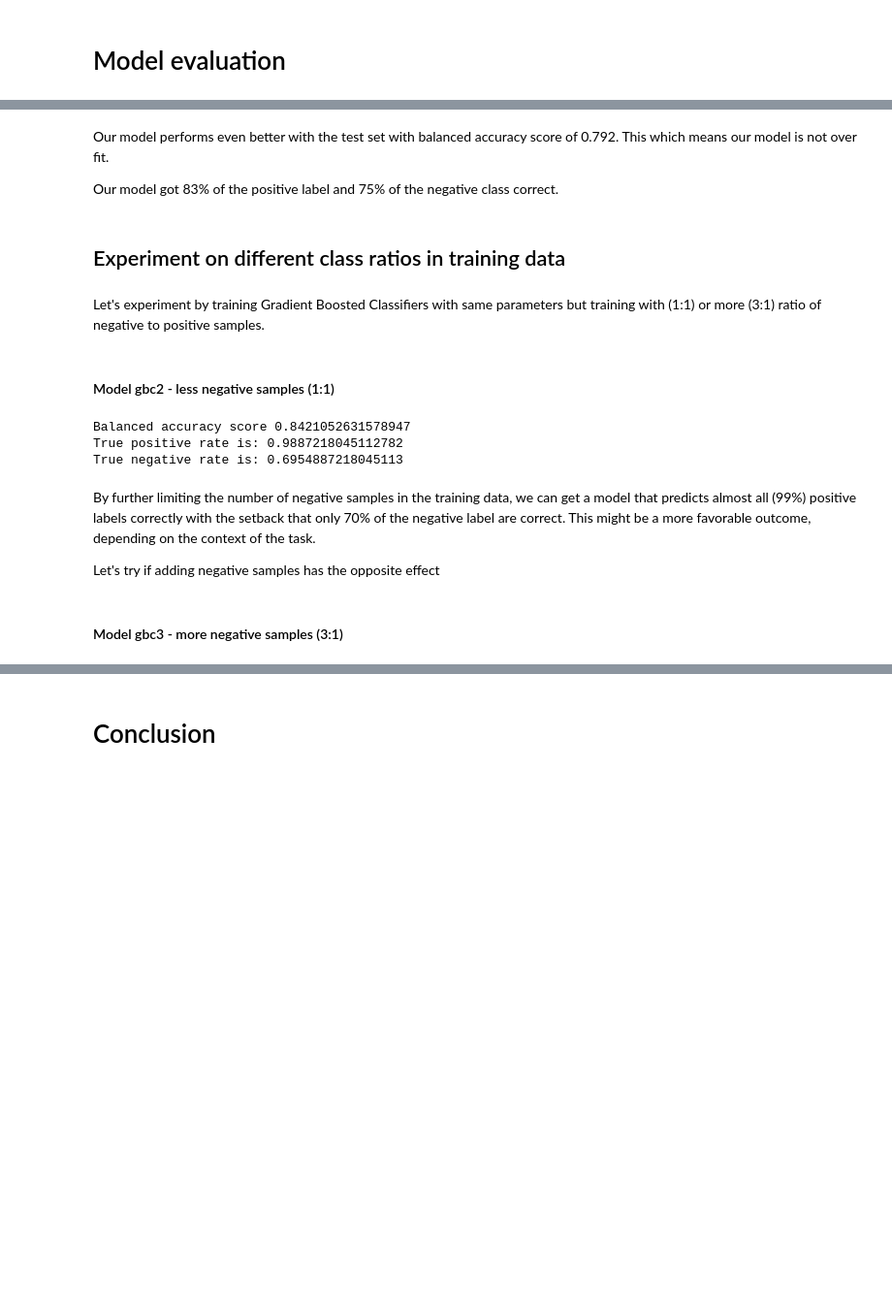
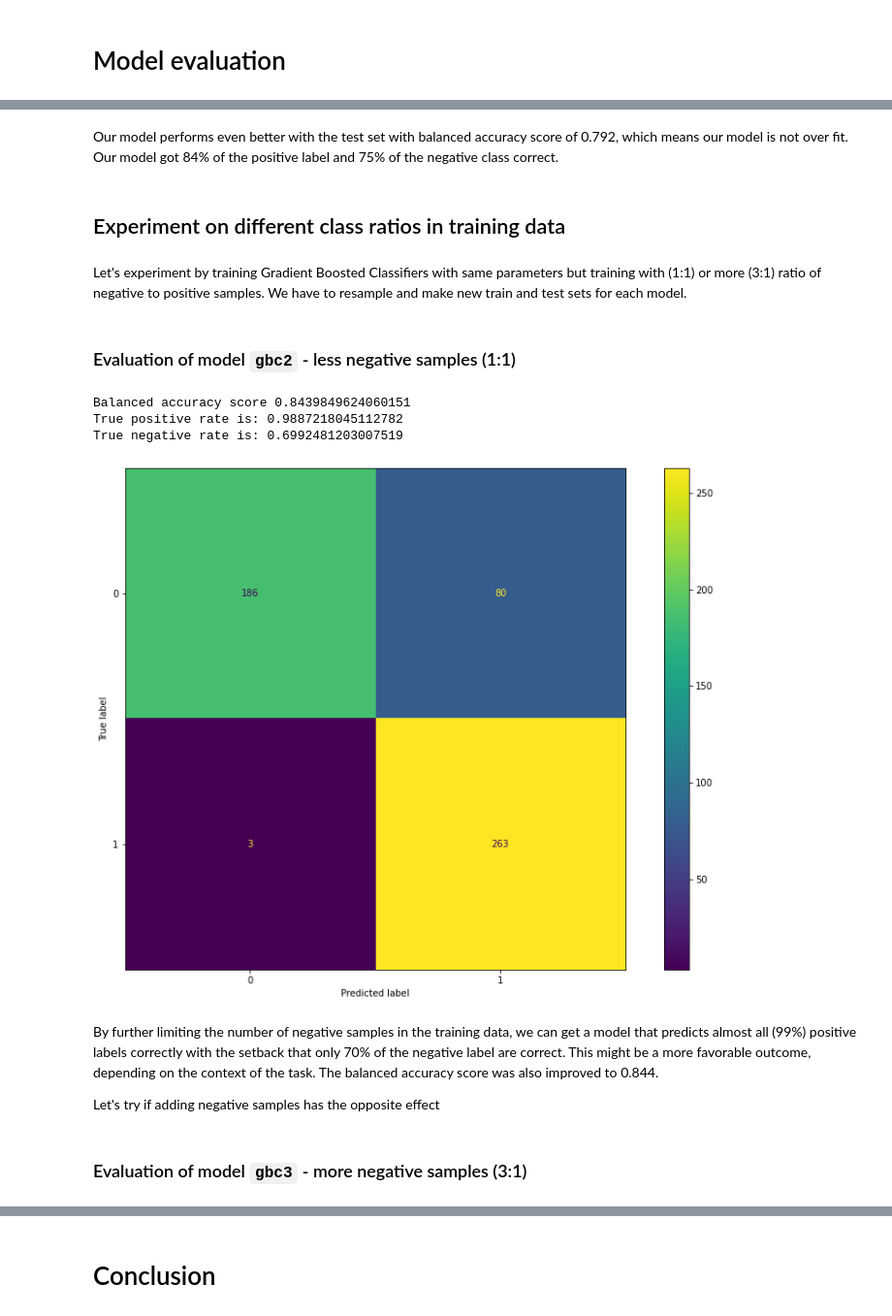
Before and after one commit to tinotu/classifier_task, a Jupyter notebook: classifier_notebook.ipynb, the cells around one changed output, grey strips where cells are left out. Shown: that part at 97% size. Drawn from its saved outputs; the diff is of its cells as text; code cells hidden in the pictures; blank space fills up the shorter version.

```diff
--- a/classifier_notebook.ipynb
+++ b/classifier_notebook.ipynb
@@ -190,5 +213,5 @@ To be able to compare my models efficiently, I define a function that fits a mod
 # %%
-def fit_cv_model(algorithm, X_train, y_train, performCV=True, printFeatureImportance=True, cv_folds=3):
+def fit_cv_model(algorithm, X_train, y_train, cv_folds=3):
     #Fit the algorithm on the data
     features = X_train.columns
     algorithm.fit(X_train, y_train)
@@ -197,22 +220,18 @@ def fit_cv_model(algorithm, X_train, y_train, performCV=True, printFeatureImport
     train_predictions = algorithm.predict(X_train)
 
     #Perform cross-validation:
-    if performCV:
-        cv_score = cross_val_score(algorithm, X_train, y_train, cv=cv_folds, scoring='balanced_accuracy')
+    cv_score = cross_val_score(algorithm, X_train, y_train, cv=cv_folds, scoring='balanced_accuracy')
 
     #Print model report:
     print("\nModel Report")
     print("Accuracy (Train): %.4g" % metrics.accuracy_score(y_train.values, train_predictions))
     print("Balanced Accuracy score(Train): %f" % metrics.balanced_accuracy_score(y_train, train_predictions))
-
-    if performCV:
-        print(f'Mean Balanced Accuracy score (CV) : {np.mean(cv_score)} | Std - {np.std(cv_score)}')
+    print(f'Mean Balanced Accuracy score (CV) : {np.mean(cv_score)} | Std - {np.std(cv_score)}')
 
     #Print Feature Importance:
-    if printFeatureImportance:
-        feat_imp = pd.Series(algorithm.feature_importances_, features).sort_values(ascending=False)
-        feat_imp.plot(kind='bar', title='Feature Importances')
-        plt.ylabel('Feature Importance Score')
+    feat_imp = pd.Series(algorithm.feature_importances_, features).sort_values(ascending=False)
+    feat_imp.plot(kind='bar', title='Feature Importances')
+    plt.ylabel('Feature Importance Score')
 # %% [markdown]
 I will first train a baseline GradientBoostingClassifier model for feature selection with default parameters.
 # %%
@@ -350,42 +376,49 @@ True negative rate is: 0.7462406015037594
 # %% [markdown]
-Our model performs even better with the test set with balanced accuracy score of 0.792. This which means our model is not over fit.
-
-Our model got 83% of the positive label and 75% of the negative class correct.
+Our model performs even better with the test set with balanced accuracy score of 0.792, which means our model is not over fit. Our model got 84% of the positive label and 75% of the negative class correct.
 # %% [markdown]
 ## Experiment on different class ratios in training data
 # %% [markdown]
-Let's experiment by training Gradient Boosted Classifiers with same parameters but training with (1:1) or more (3:1) ratio of negative to positive samples.
+Let's experiment by training Gradient Boosted Classifiers with same parameters but training with (1:1) or more (3:1) ratio of negative to positive samples. We have to resample and make new train and test sets for each model.
 # %% [markdown]
-#### Model gbc2 - less negative samples (1:1)
+### Evaluation of model `gbc2` - less negative samples (1:1)
 # %%
-# code to resample data
+# RESAMPLE THE DATA
+# sample all positive observations
 all_positive_samples = clean_data[clean_data.target == 1]
+# multiplier for negative sample (how many times the positive samples
 negative_sample_multiplier = 1
-picked_negative_samples = clean_data[clean_data.target == 0].sample(all_positive_samples.shape[0] * negative_sample_multiplier, random_state=1)
-balanced_dataset = pd.concat([all_positive_samples, picked_negative_samples], ignore_index=True)
+# number of positive observations
+number_positive_samples = all_positive_samples.shape[0]
+# number of negative observations to sample
+number_of_negative_samples = number_positive_samples * negative_sample_multiplier
+# sample multiplier times
+limited_negative_samples = clean_data[clean_data.target == 0].sample(number_of_negative_samples, random_state=123)
+balanced_dataset = pd.concat([all_positive_samples, limited_negative_samples], ignore_index=True)
 
 y = balanced_dataset[['target']]
 X = balanced_dataset[['cat0_a', 'numeric0']]
 
-# code to split the resampled data
+# SPLIT THE RESAMPLED DATA
 sss = StratifiedShuffleSplit(n_splits=1, test_size=0.20, random_state=1337)
 for train, test in sss.split(X,y):
     X_train= X.iloc[train]
     y_train = y.iloc[train]
     X_test = X.iloc[test]
     y_test = y.iloc[test]
 
-# code to train a model with same parameters and new training data
-gbc2 = GradientBoostingClassifier(**optimized_params)
+# Train and evaluate the new model
+gbc2 = GradientBoostingClassifier(**optimized_params, random_state=1337)
 train_and_evaluate(gbc2, X_train, y_train, X_test, y_test)
 # %% [output]
-Balanced accuracy score 0.8421052631578947
+Balanced accuracy score 0.8439849624060151
 True positive rate is: 0.9887218045112782
-True negative rate is: 0.6954887218045113
+True negative rate is: 0.6992481203007519
+[figure, added]
 # %% [markdown]
-By further limiting the number of negative samples in the training data, we can get a model that predicts almost all (99%) positive labels correctly with the setback that only 70% of the negative label are correct. This might be a more favorable outcome, depending on the context of the task.
+By further limiting the number of negative samples in the training data, we can get a model that predicts almost all (99%) positive labels correctly with the setback that only 70% of the negative label are correct. This might be a more favorable outcome, depending on the context of the task. The balanced accuracy score was also improved to 0.844.
+
 
 Let's try if adding negative samples has the opposite effect
 # %% [markdown]
-#### Model gbc3 - more negative samples (3:1)
+### Evaluation of model `gbc3` - more negative samples (3:1)
 # %%
```
Also changed, not shown: parts of 45 cells of this notebook, 2 other files.
